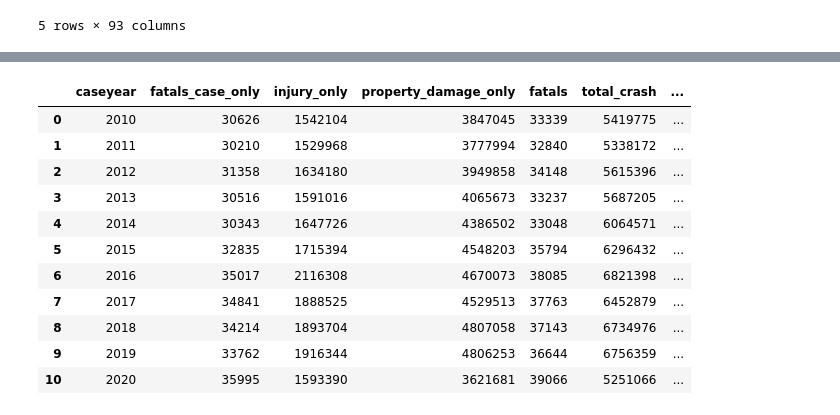
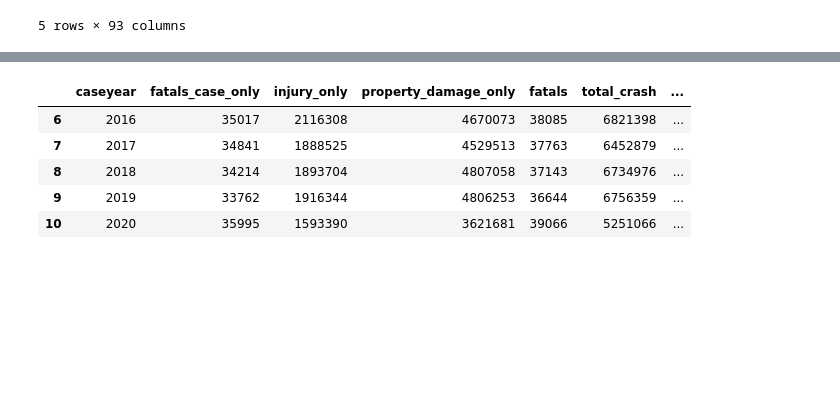
Before and after one commit to MZt92-ui/Project-1-Group-3, a Jupyter notebook: car_crash/data_analyse.ipynb, the cells around one changed output, grey strips where cells are left out. Cells and saved outputs as stored; diff of their text form; code cells hidden in the pictures; blank space fills up the shorter version.

```diff
--- a/car_crash/data_analyse.ipynb
+++ b/car_crash/data_analyse.ipynb
@@ -79,25 +62,20 @@ fatal_case_by_year
 # %%
-# create summary table
 # number of fatal_only crashes
 fatal_case_by_year = fatality.groupby(['caseyear']).count()['fatals'].reset_index()
 fatal_case_by_year.rename(columns={'fatals':'fatals_case_only'},inplace=True)
 # number of death
 death_by_year = fatality.groupby('caseyear').sum()['fatals'].reset_index()
+# create summary table: merge data and calculate
 summary_crash_case = fatal_case_by_year.merge(injury_property_damage,on='caseyear')
 summary_crash_case = summary_crash_case.merge(death_by_year,on='caseyear')
 summary_crash_case['total_crash'] = summary_crash_case.fatals_case_only + summary_crash_case.injury_only + summary_crash_case.property_damage_only
 summary_crash_case = summary_crash_case.merge(vehicle_miles.loc[vehicle_miles['mode'] == 'Car',['caseyear','vehicle_miles_milions']],on='caseyear')
 summary_crash_case['fatality_per_thousand_crash'] = summary_crash_case.fatals / summary_crash_case.total_crash * 1000
 summary_crash_case['fatality_per_vmt'] = summary_crash_case.fatals / summary_crash_case.vehicle_miles_milions
-summary_crash_case
+summary_crash_case.to_csv('summary_data/car.csv',index=False)
+summary_crash_case.tail()
 # %% [output]
 |  | caseyear | fatals_case_only | injury_only | property_damage_only | fatals | total_crash | ... |
-| 0 | 2010 | 30626 | 1542104 | 3847045 | 33339 | 5419775 | ... |
-| 1 | 2011 | 30210 | 1529968 | 3777994 | 32840 | 5338172 | ... |
-| 2 | 2012 | 31358 | 1634180 | 3949858 | 34148 | 5615396 | ... |
-| 3 | 2013 | 30516 | 1591016 | 4065673 | 33237 | 5687205 | ... |
-| 4 | 2014 | 30343 | 1647726 | 4386502 | 33048 | 6064571 | ... |
-| 5 | 2015 | 32835 | 1715394 | 4548203 | 35794 | 6296432 | ... |
 | 6 | 2016 | 35017 | 2116308 | 4670073 | 38085 | 6821398 | ... |
 | 7 | 2017 | 34841 | 1888525 | 4529513 | 37763 | 6452879 | ... |
 | 8 | 2018 | 34214 | 1893704 | 4807058 | 37143 | 6734976 | ... |
```
Also changed, not shown: parts of 7 cells of this notebook.
